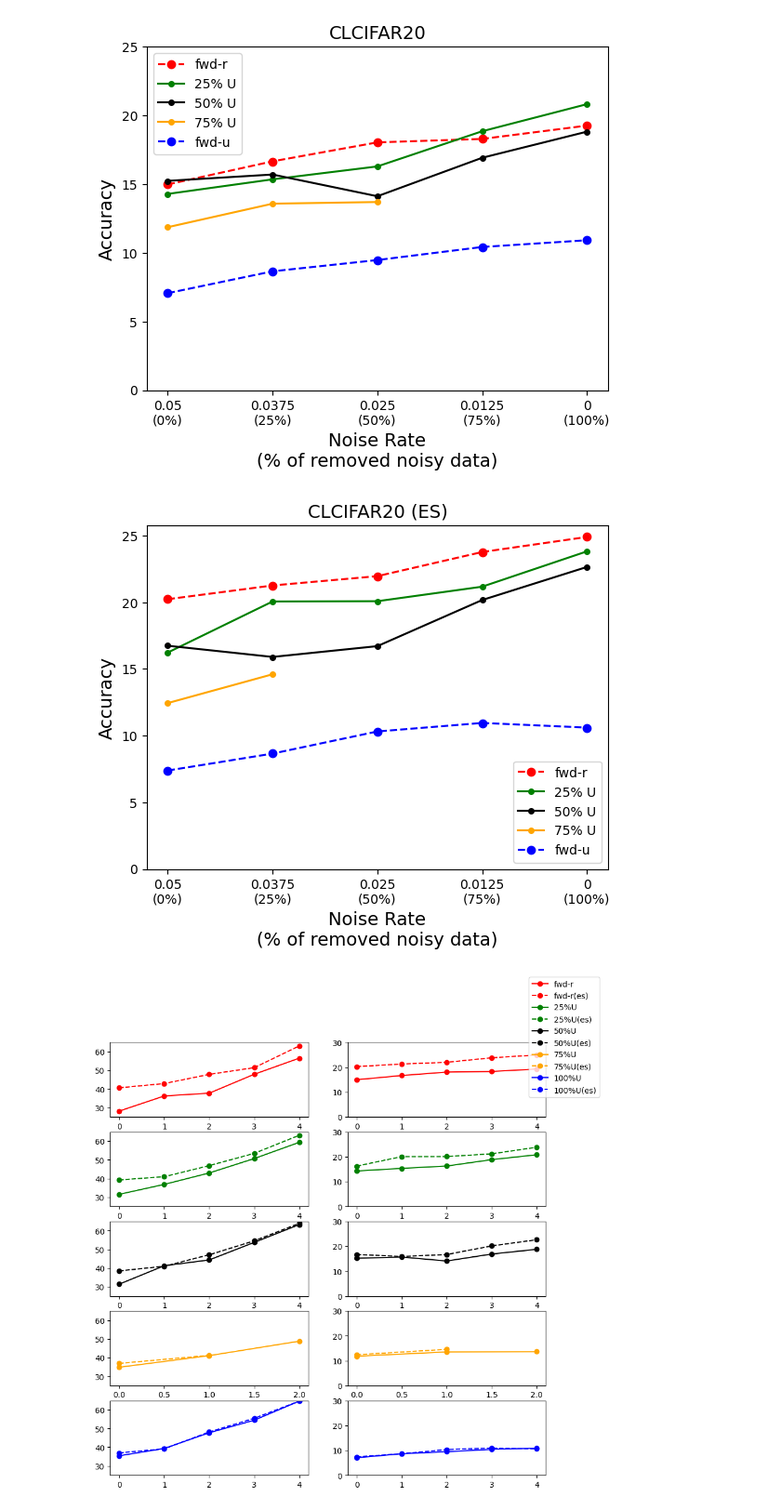
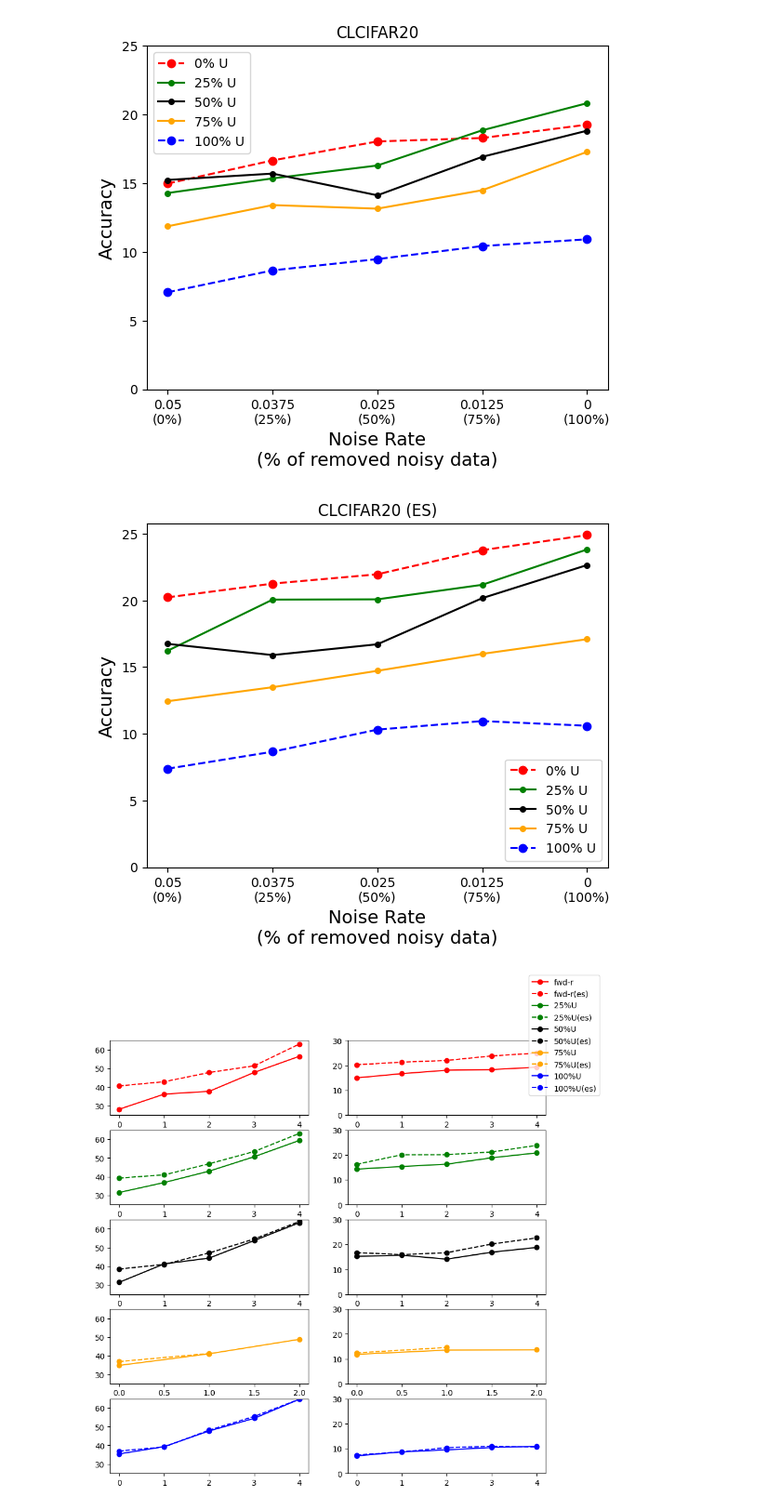
Before and after one commit to anthony-wss/cll-experiment, a Jupyter notebook: results/interpolate/analysis.ipynb, the cells around one changed output. Shown: that part at 93% size. Cells and saved outputs as stored; diff of their text form; code cells hidden in the pictures.

```diff
--- a/results/interpolate/analysis.ipynb
+++ b/results/interpolate/analysis.ipynb
@@ -172,18 +170,18 @@ plt.show()
 clcifar20_alpha_0 = [14.96, 16.64, 18.02, 18.27, 19.24]
 clcifar20_alpha_25 = [14.27, 15.33, 16.27, 18.83, 20.8]
 clcifar20_alpha_50 = [15.22, 15.68, 14.1, 16.9, 18.8]
-clcifar20_alpha_75 = [11.85, 13.56, 13.68]
+clcifar20_alpha_75 = [11.85, 13.39, 13.13, 14.47, 17.26]
 clcifar20_alpha_100 = [7.05, 8.64, 9.46, 10.41, 10.9]
 
 import matplotlib.pyplot as plt
 
 # Create the plot
 fig, ax = plt.subplots()
-ax.plot(clcifar20_alpha_0, linestyle='--', marker='o', color='red', label='fwd-r')
+ax.plot(clcifar20_alpha_0, linestyle='--', marker='o', color='red', label='0% U')
 ax.plot(clcifar20_alpha_25, marker="o", markersize=4, color='green', label='25% U')
 ax.plot(clcifar20_alpha_50, marker="o", markersize=4, color='black', label='50% U')
 ax.plot(clcifar20_alpha_75, marker="o", markersize=4, color='orange', label='75% U')
-ax.plot(clcifar20_alpha_100, linestyle='--', marker='o', color='blue', label='fwd-u')
+ax.plot(clcifar20_alpha_100, linestyle='--', marker='o', color='blue', label='100% U')
 # ax.plot(fwd_r_es, linestyle='--', marker='^', color='red', label='fwd-r(ES)')
 # ax.axhline(y=uniform_clcifar10_fwd, color='tomato', label='uniform CL')
 
@@ -201,51 +199,51 @@ yticks = list(range(0, 30, 5))
 ax.set_yticks(yticks)
 
 ax.set_ylabel('Accuracy', fontsize=14)
-ax.set_title('CLCIFAR20', fontsize=14)
+ax.set_title('CLCIFAR20')
 ax.legend()
 
-plt.savefig("./fwd-int-clcifar20.png")
+plt.savefig("./graph/fwd-int-clcifar20.png", bbox_inches='tight')
 plt.show()
 # %% [output]
-[figure, old version]
+[figure, new version]
 # %%
 clcifar20_alpha_0_es = [20.23, 21.26, 21.96, 23.77, 24.9]
 clcifar20_alpha_25_es = [16.23, 20.06, 20.08, 21.17, 23.82]
 clcifar20_alpha_50_es = [16.74, 15.9, 16.71, 20.17, 22.65]
-clcifar20_alpha_75_es = [12.44, 14.6]
+clcifar20_alpha_75_es = [12.44, 13.49, 14.72, 15.99, 17.09]
 clcifar20_alpha_100_es = [7.38, 8.65, 10.31, 10.95, 10.6]
 
 import matplotlib.pyplot as plt
 
 # Create the plot
 fig, ax = plt.subplots()
-ax.plot(clcifar20_alpha_0_es, linestyle='--', marker='o', color='red', label='fwd-r')
+ax.plot(clcifar20_alpha_0_es, linestyle='--', marker='o', color='red', label='0% U')
 ax.plot(clcifar20_alpha_25_es, marker="o", markersize=4, color='green', label='25% U')
 ax.plot(clcifar20_alpha_50_es, marker="o", markersize=4, color='black', label='50% U')
 ax.plot(clcifar20_alpha_75_es, marker="o", markersize=4, color='orange', label='75% U')
-ax.plot(clcifar20_alpha_100_es, linestyle='--', marker='o', color='blue', label='fwd-u')
+ax.plot(clcifar20_alpha_100_es, linestyle='--', marker='o', color='blue', label='100% U')
 # ax.plot(fwd_r_es, linestyle='--', marker='^', color='red', label='fwd-r(ES)')
 # ax.axhline(y=uniform_clcifar10_fwd, color='tomato', label='uniform CL')
 
 xticks = ["0.05\n(0%)", "0.0375\n(25%)", "0.025\n(50%)", "0.0125\n(75%)", "0\n(100%)"]
 # ax.fill_between(xticks, fwd_u, fwd_u_es, where=fwd_u_es>=fwd_u, interpolate=True, color='gray', alpha=0.3)
 # ax.fill_between(xticks, y1, y2, where=y2<y1, interpolate=True, color='green', alpha=0.3)
 
 # Add labels and legend
 ax.set_xlabel('Noise Rate\n(% of removed noisy data)', fontsize=14)
 ax.set_xticks(range(len(clcifar20_alpha_100)))
 ax.set_xticklabels(xticks)
 yticks = list(range(0, 30, 5))
 ax.set_yticks(yticks)
 
 ax.set_ylabel('Accuracy', fontsize=14)
-ax.set_title('CLCIFAR20 (ES)', fontsize=14)
+ax.set_title('CLCIFAR20 (ES)')
 ax.legend()
 
-plt.savefig("./fwd-int-clcifar20-es.png")
+plt.savefig("./graph/fwd-int-clcifar20-es.png", bbox_inches='tight')
 plt.show()
 # %% [output]
-[figure, old version]
+[figure, new version]
 # %%
 fig, axes = plt.subplots(5, 2, figsize=(10, 10))  # Create a 5x2 grid of subplots
 
```
Also changed, not shown: parts of 6 cells of this notebook, 26 other files.
